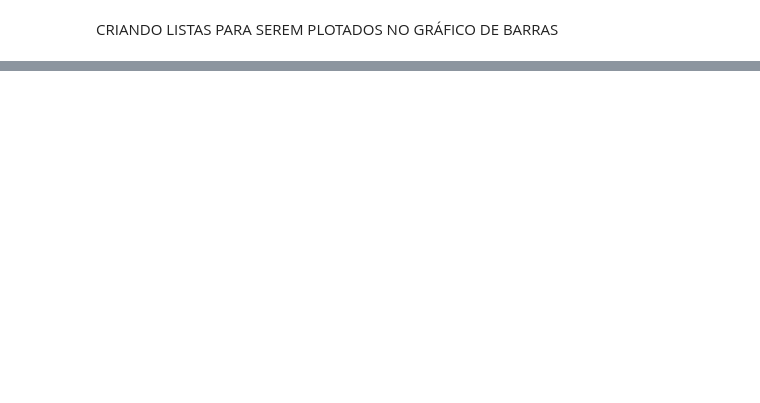
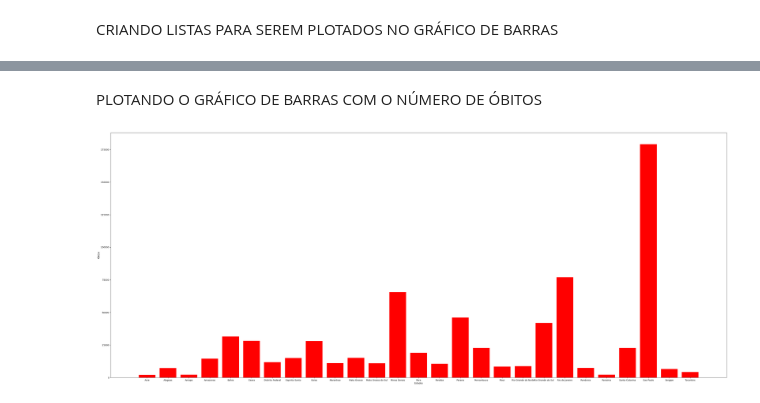
Before and after one commit to JoseC14/Jcovid, a Jupyter notebook: covid.ipynb, the cells around one changed output, grey strips where cells are left out. Drawn from its saved outputs; the diff is of its cells as text; code cells hidden in the pictures; blank space fills up the shorter version.

```diff
--- a/covid.ipynb
+++ b/covid.ipynb
@@ -86,0 +104,10 @@ No artists with labels found to put in legend.  Note that artists whose label st
+# %% [markdown]
+PLOTANDO O GRÁFICO DE BARRAS COM O NÚMERO DE ÓBITOS
+# %%
+plt.figure(figsize=(50, 20))
+plt.bar(grafico_estados,grafico_mortes, color = "Red")
+plt.ylabel('Óbitos')
+plt.xlabel('Estados')
+plt.show()
+# %% [output]
+[figure, added]
```
Also changed, not shown: parts of 10 cells of this notebook.
